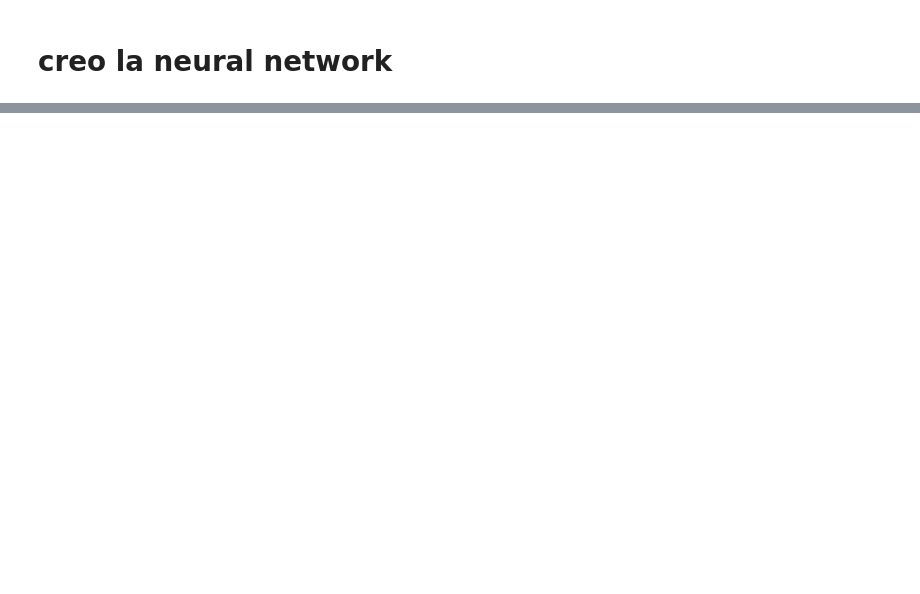
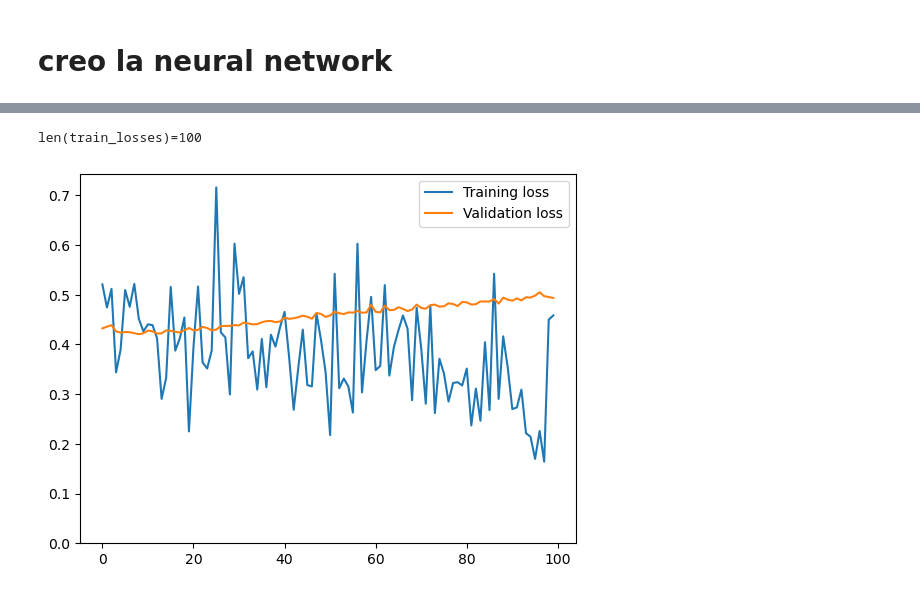
Before and after one commit to WRO-2021/Visual2022, a Jupyter notebook: ocr/neuralnetwork/primaNN.ipynb, the cells around one changed output, grey strips where cells are left out. Saved outputs shown, nothing was run; the diff lists cells and outputs as text; code cells hidden in the pictures; blank space fills up the shorter version.

```diff
--- a/ocr/neuralnetwork/primaNN.ipynb
+++ b/ocr/neuralnetwork/primaNN.ipynb
@@ -174,5 +218,11 @@ torch.save(model.state_dict(), f'saves/nn{"Color" if COLOR else ""}.torch')
 # %%
+print(f'{len(train_losses)=}')
 plt.plot(train_losses, label='Training loss')
 plt.plot(val_losses, label='Validation loss')
 plt.legend()
+# start y from 0
+plt.ylim(bottom=0)
 plt.show()
+# %% [output]
+len(train_losses)=100
+[figure, added]
```
Also changed, not shown: parts of 14 cells of this notebook, 4 other files.
